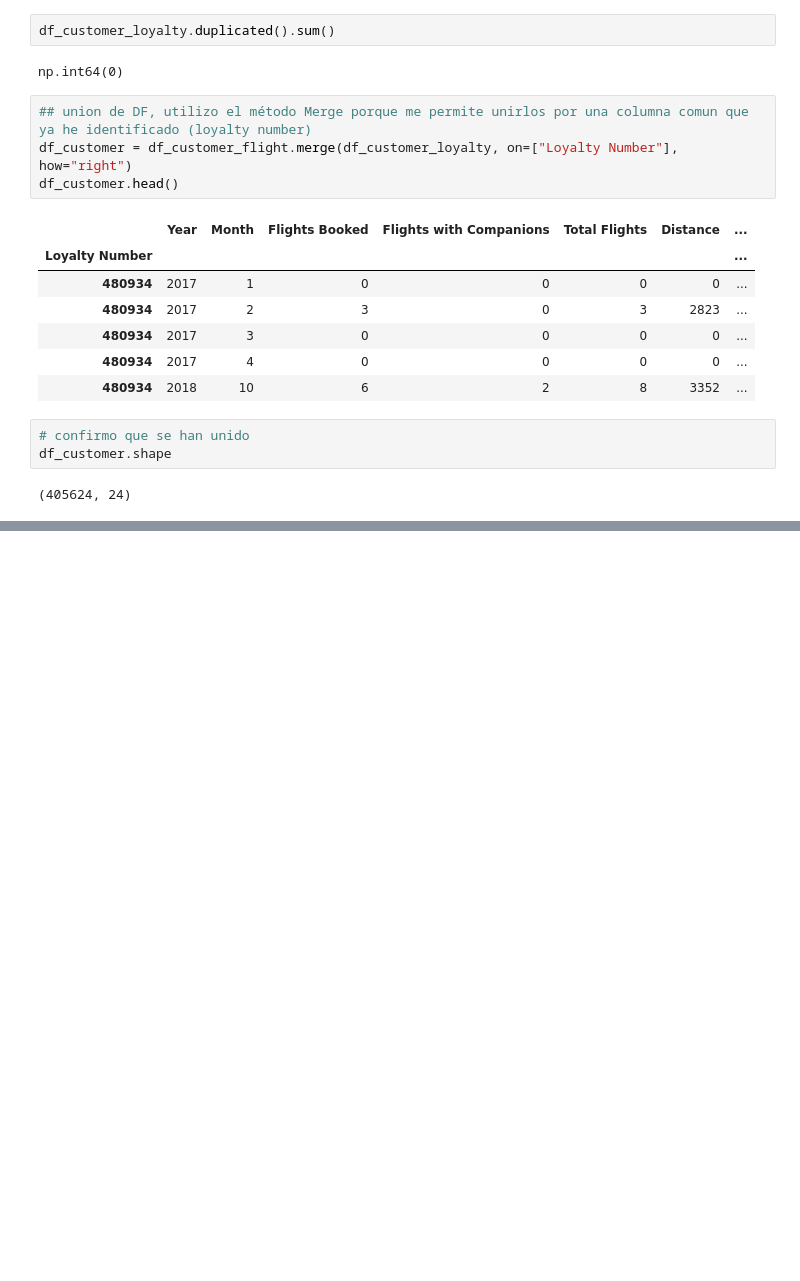
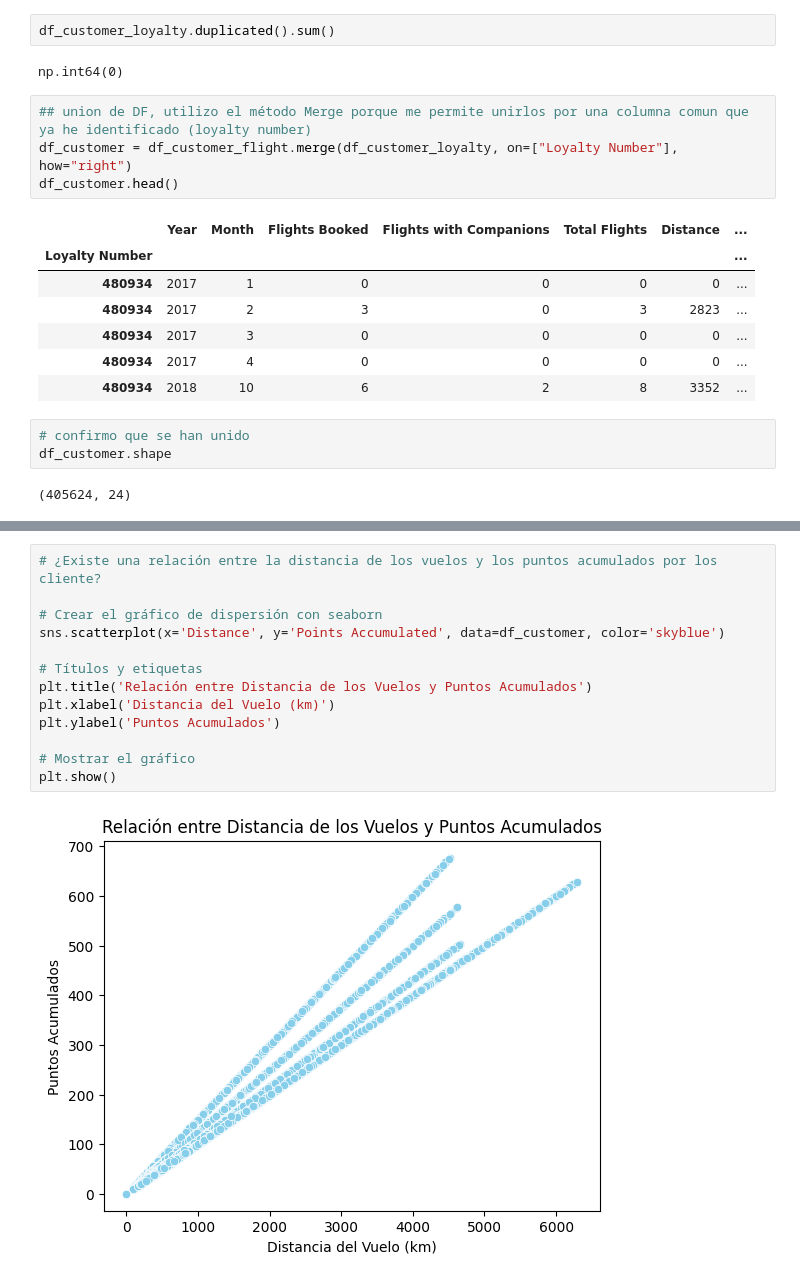
Before and after one commit to Adalab/bda-modulo-3-evaluacion-final-PatriciaAPR, a Jupyter notebook: modulo-3-evaluacion-final-patricia-perez.ipynb, the cells around one changed output, grey strips where cells are left out. Drawn from its saved outputs; the diff is of its cells as text; blank space fills up the shorter version.

```diff
--- a/modulo-3-evaluacion-final-patricia-perez.ipynb
+++ b/modulo-3-evaluacion-final-patricia-perez.ipynb
@@ -302,0 +290,15 @@ np.int64(0)
+# %%
+# ¿Existe una relación entre la distancia de los vuelos y los puntos acumulados por los cliente?
+
+# Crear el gráfico de dispersión con seaborn
+sns.scatterplot(x='Distance', y='Points Accumulated', data=df_customer, color='skyblue')
+
+# Títulos y etiquetas
+plt.title('Relación entre Distancia de los Vuelos y Puntos Acumulados')
+plt.xlabel('Distancia del Vuelo (km)')
+plt.ylabel('Puntos Acumulados')
+
+# Mostrar el gráfico
+plt.show()
+# %% [output]
+[figure, added]
```
Also changed, not shown: parts of 18 cells of this notebook.
